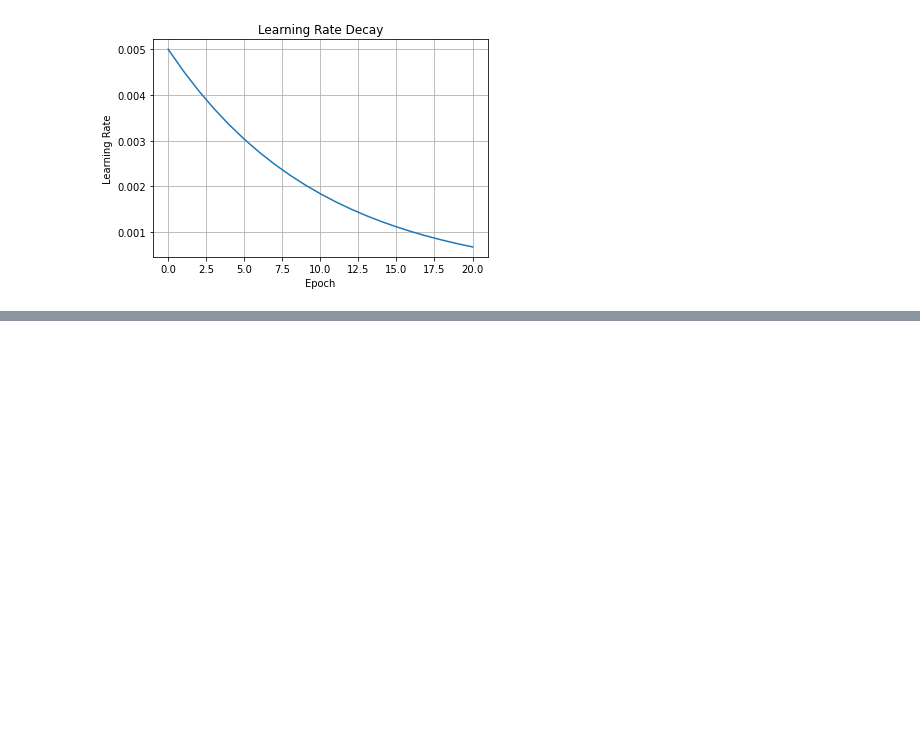
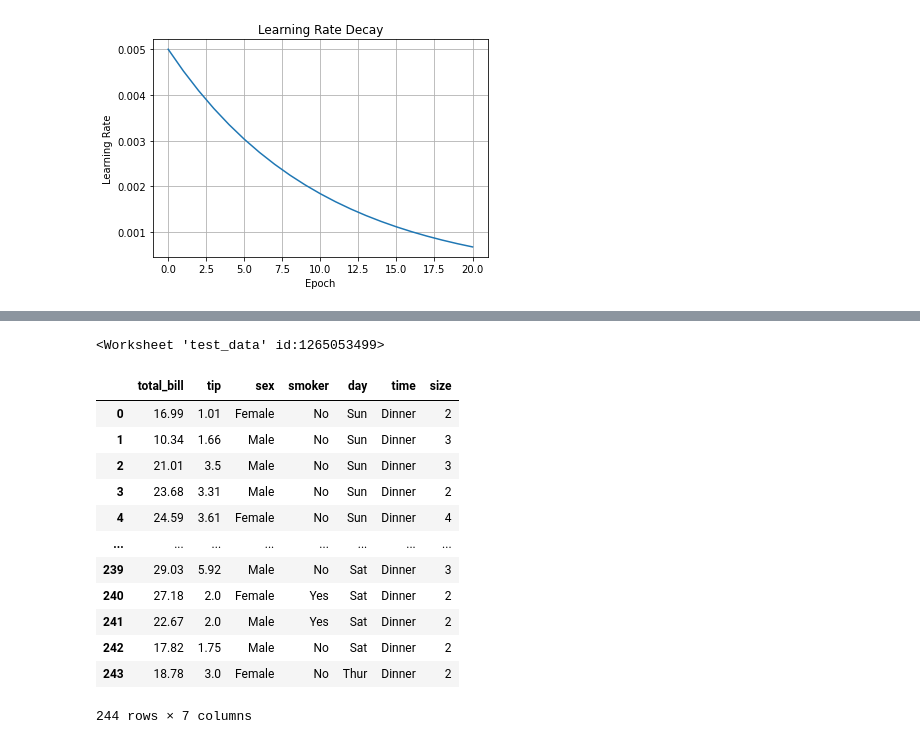
Before and after one commit to brandonshih/chair, a Jupyter notebook: Model.ipynb, the cells around one changed output, grey strips where cells are left out. Saved outputs shown, nothing was run; the diff lists cells and outputs as text; code cells hidden in the pictures; blank space fills up the shorter version.

```diff
--- a/Model.ipynb
+++ b/Model.ipynb
@@ -526,0 +574,15 @@ create_output_video(pred_labels[:1350],
+# %%
+import gspread
+from df2gspread import df2gspread as d2g
+from oauth2client.service_account import ServiceAccountCredentials
+
+scope = ['https://spreadsheets.google.com/feeds',
+         'https://www.googleapis.com/auth/drive',
+         'https://www.googleapis.com/auth/drive',
+         'https://www.googleapis.com/auth/drive.file',
+         'https://www.googleapis.com/auth/spreadsheets']
+
+#Name of our Service Account Key
+google_key_file = 'C:\\Users\\user\\service_key.json'
+credentials = ServiceAccountCredentials.from_json_keyfile_name(google_key_file, scope)
+gc = gspread.authorize(credentials)
@@ -526,0 +592,26 @@ create_output_video(pred_labels[:1350],
+# %%
+spreadsheet_key = '1U59UTfPQn-0FEdBNLuY_PRMbfR8moP6ojuOZh3--h4s'
+wks_name = 'test_data'
+d2g.upload(tips, spreadsheet_key, wks_name, credentials=credentials, row_names=False)
+# %% [output]
+<Worksheet 'test_data' id:1265053499>
+# %%
+workbook = gc.open_by_key(spreadsheet_key)
+sheet = workbook.worksheet('test_data')
+values = sheet.get_all_values()
+pull_tips = pd.DataFrame(values[1:], columns = values[0])
+pull_tips
+# %% [output]
+|  | total_bill | tip | sex | smoker | day | time | size |
+| 0 | 16.99 | 1.01 | Female | No | Sun | Dinner | 2 |
+| 1 | 10.34 | 1.66 | Male | No | Sun | Dinner | 3 |
+| 2 | 21.01 | 3.5 | Male | No | Sun | Dinner | 3 |
+| 3 | 23.68 | 3.31 | Male | No | Sun | Dinner | 2 |
+| 4 | 24.59 | 3.61 | Female | No | Sun | Dinner | 4 |
+| ... | ... | ... | ... | ... | ... | ... | ... |
+| 239 | 29.03 | 5.92 | Male | No | Sat | Dinner | 3 |
+| 240 | 27.18 | 2.0 | Female | Yes | Sat | Dinner | 2 |
+| 241 | 22.67 | 2.0 | Male | Yes | Sat | Dinner | 2 |
+| 242 | 17.82 | 1.75 | Male | No | Sat | Dinner | 2 |
+| 243 | 18.78 | 3.0 | Female | No | Thur | Dinner | 2 |
+244 rows × 7 columns
```
Also changed, not shown: parts of 16 cells of this notebook.
